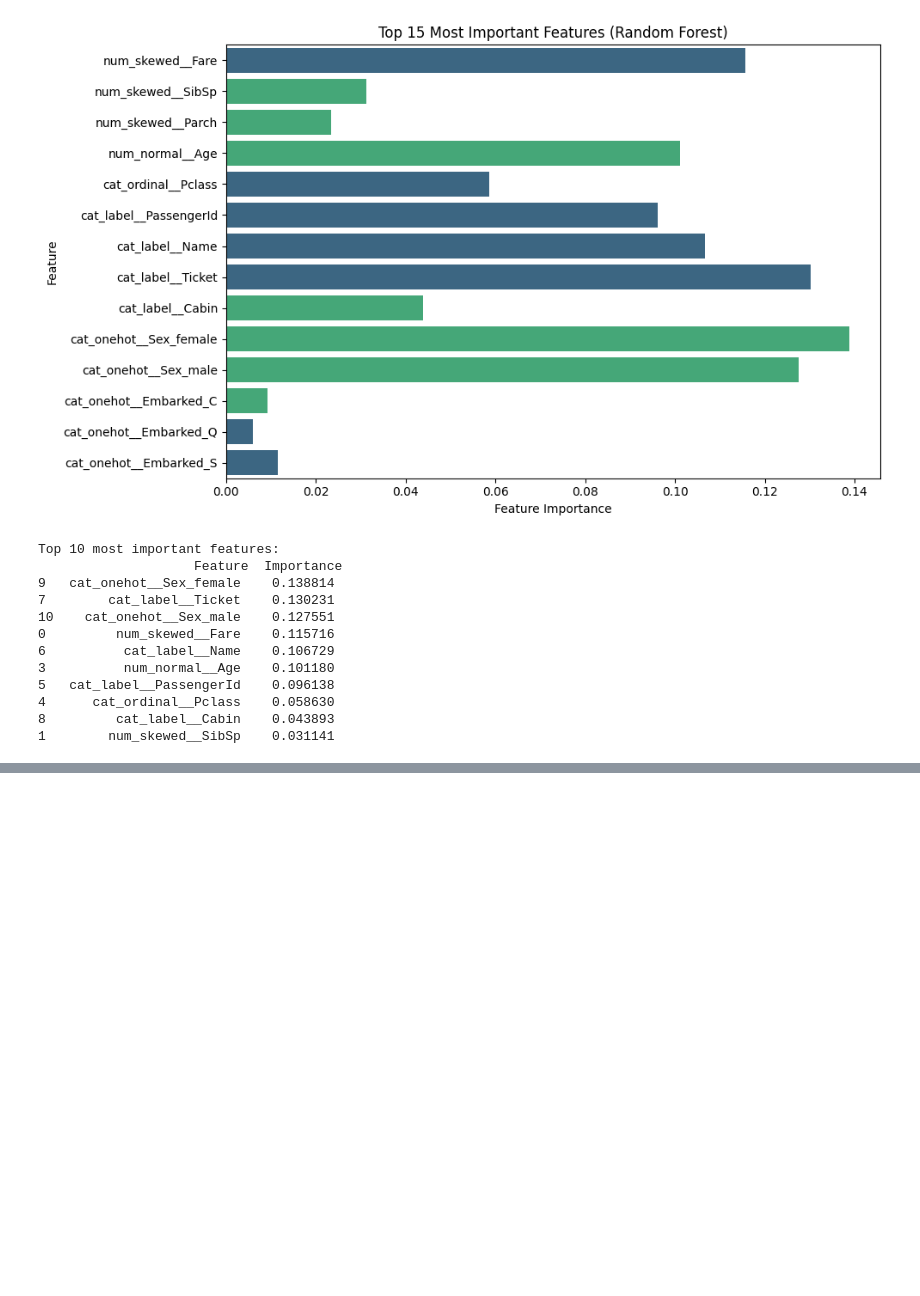
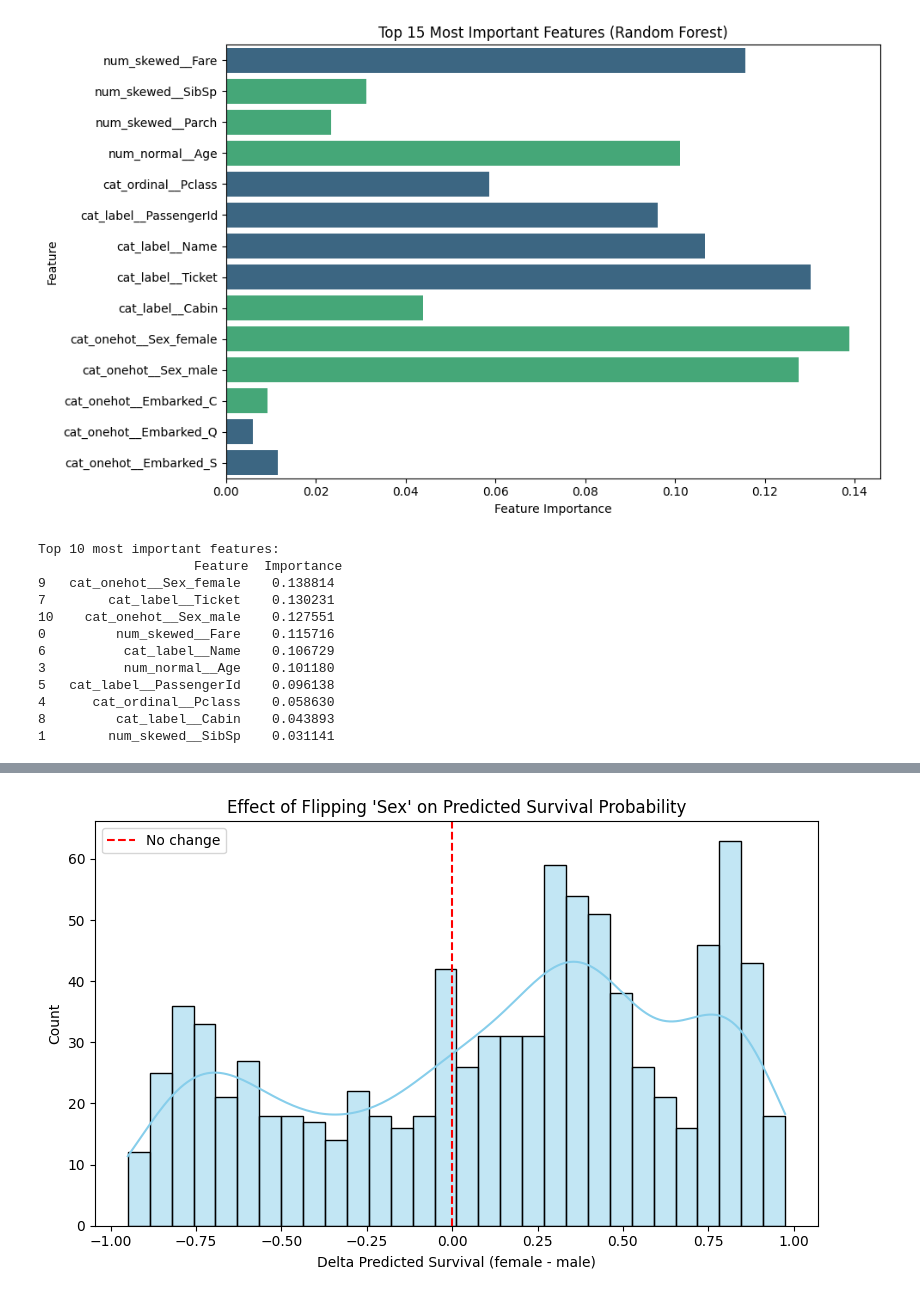
Before and after one commit to LindAndersen/MachineLearning-FeatureSelectionLab, a Jupyter notebook: PL_3.ipynb, the cells around one changed output, grey strips where cells are left out. Saved outputs shown, nothing was run; the diff lists cells and outputs as text; code cells hidden in the pictures; blank space fills up the shorter version.

```diff
--- a/PL_3.ipynb
+++ b/PL_3.ipynb
@@ -358,0 +350,88 @@ Therefore, when building or deploying AI models, we must always consider context
+# %%
+# Counterfactual Test
+# vvvvvvvvvvvvvvvvvvv
+'''
+"Delta" describes the value, by which the prediction changes when switching the sex (delta = p_cf - p_orig)
+"Delta_p(survive)": if positive --> generally more chances of survival for women
+"Share |delta| >= 0.10" describes the share of occasions, where the prediction changes by min. 10%
+"Attribute male2female" describes how strong the prediction would change by making men to women.
+"Attribute female2male" describes the same, just reversed.
+'''
+
+def flip_sex_series(s: pd.Series) -> pd.Series:
+    if s.dtype == object:
+        return s.str.lower().map({"male": "female", "female": "male"}).fillna(s)
+    if pd.api.types.is_numeric_dtype(s):
+        unique = set(pd.Series(s.dropna().unique()).tolist())
+        if unique.issubset({0,1}):
+            return 1 - s
+    return s
+
+proba_orig = pipe.predict_proba(X)[:, 1]
+
+X_cf = X.copy()
+X_cf["Sex"] = flip_sex_series(X_cf["Sex"])
+
+proba_cf = pipe.predict_proba(X_cf)[:, 1]
+
+cf_res = pd.DataFrame({
+    "Sex_orig": X["Sex"],
+    "Sex_cf": X_cf["Sex"],
+    "p_orig": proba_orig,
+    "p_cf": proba_cf,
+    "delta": proba_cf - proba_orig
+})
+
+mean_delta = cf_res["delta"].mean()
+share_strong = (cf_res["delta"].abs() >= 0.10).mean()
+by_sex = cf_res.groupby(cf_res["Sex_orig"].astype(str))["delta"].mean().sort_values()
+
+print("[Counterfactual fairness: flip only 'Sex']")
+print(f"Mean probability(survive) overall: {mean_delta:+.3f}")
+print(f"Share |delta| >= 0.10: {share_strong:.2%}")
+print("\nMean Delta by original Sex:")
+print(by_sex)
+
+is_male = cf_res["Sex_orig"].astype(str).str.lower().eq("male") | (X["Sex"]==0)
+is_female = cf_res["Sex_orig"].astype(str).str.lower().eq("female") | (X["Sex"]==1)
+
+att_male_to_female = cf_res.loc[is_male, "delta"].mean()
+att_female_to_male = cf_res.loc[is_female, "delta"].mean()
+print(f"\nAttribute (male2female): {att_male_to_female:+.3f}")
+print(f"Attribute (female2male): {att_female_to_male:+.3f}")
+
+print("\nTop 10 increases (female counterfactual helps most):")
+print(cf_res.sort_values("delta", ascending=False).head(10)[["Sex_orig","Sex_cf","p_orig","p_cf","delta"]])
+print("\nTop 10 decreases (switch hurts most):")
+print(cf_res.sort_values("delta", ascending=True).head(10)[["Sex_orig","Sex_cf","p_orig","p_cf","delta"]])
+
+# Graphical Visualization
+#vvvvvvvvvvvvvvvvvvvvvvvv
+
+'''
+First Plot:
+- if curve is right of 0: Chances of survival increase after switching to "female", indicating a gender bias.
+
+Second Plot:
+- Shows the direction in which the predictions changed.
+'''
+plt.figure(figsize=(8,5))
+sns.histplot(cf_res["delta"], bins=30, kde=True, color="skyblue")
+plt.axvline(0, color="red", linestyle="--", label="No change")
+plt.title("Effect of Flipping 'Sex' on Predicted Survival Probability")
+plt.xlabel("Delta Predicted Survival (female - male)")
+plt.ylabel("Count")
+plt.legend()
+plt.tight_layout()
+plt.show()
+
+plt.figure(figsize=(6,4))
+sns.boxplot(x="Sex_orig", y="delta", data=cf_res, hue="Sex_orig", palette="Set2")
+plt.legend([],[], frameon=False)
+plt.axhline(0, color="gray", linestyle="--")
+plt.title("Distribution of Delta by Original Sex")
+plt.ylabel("Delta Predicted Survival (cf - orig)")
+plt.xlabel("Original Sex")
+plt.tight_layout()
+plt.show()
+# %% [output]
@@ -358,0 +455 @@ Therefore, when building or deploying AI models, we must always consider context
+[figure, added]
```
Also changed, not shown: parts of 12 cells of this notebook, 8 other files.
